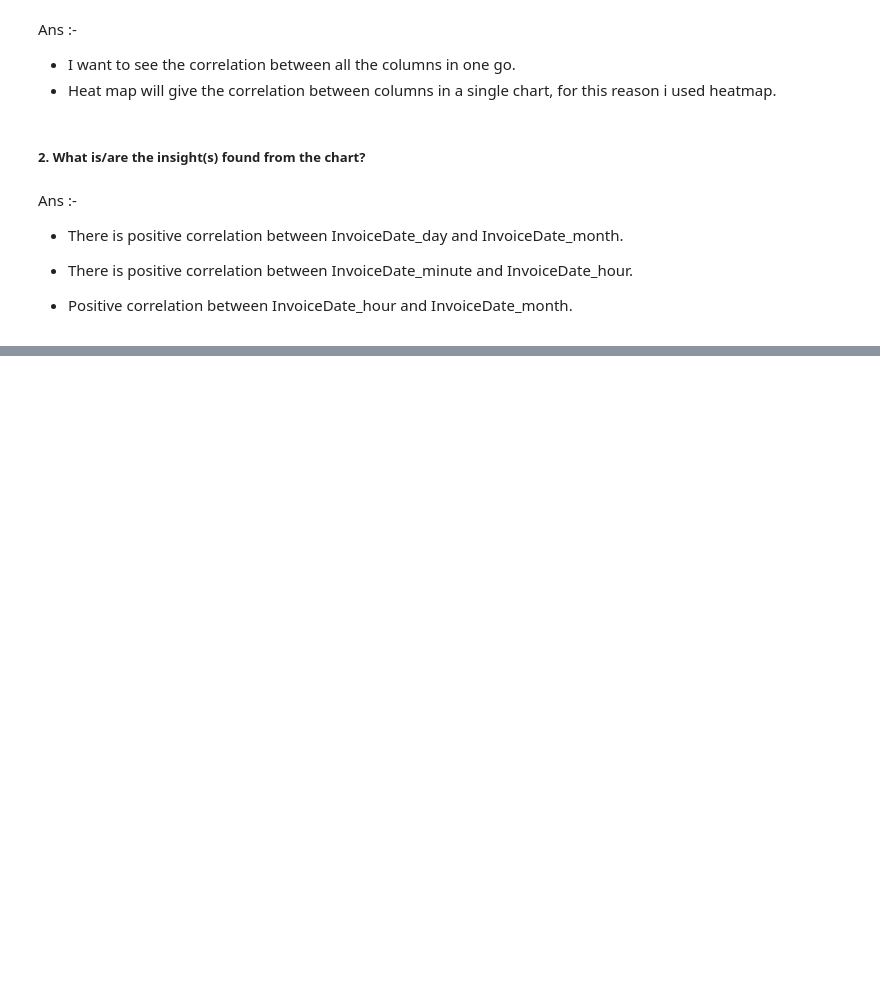
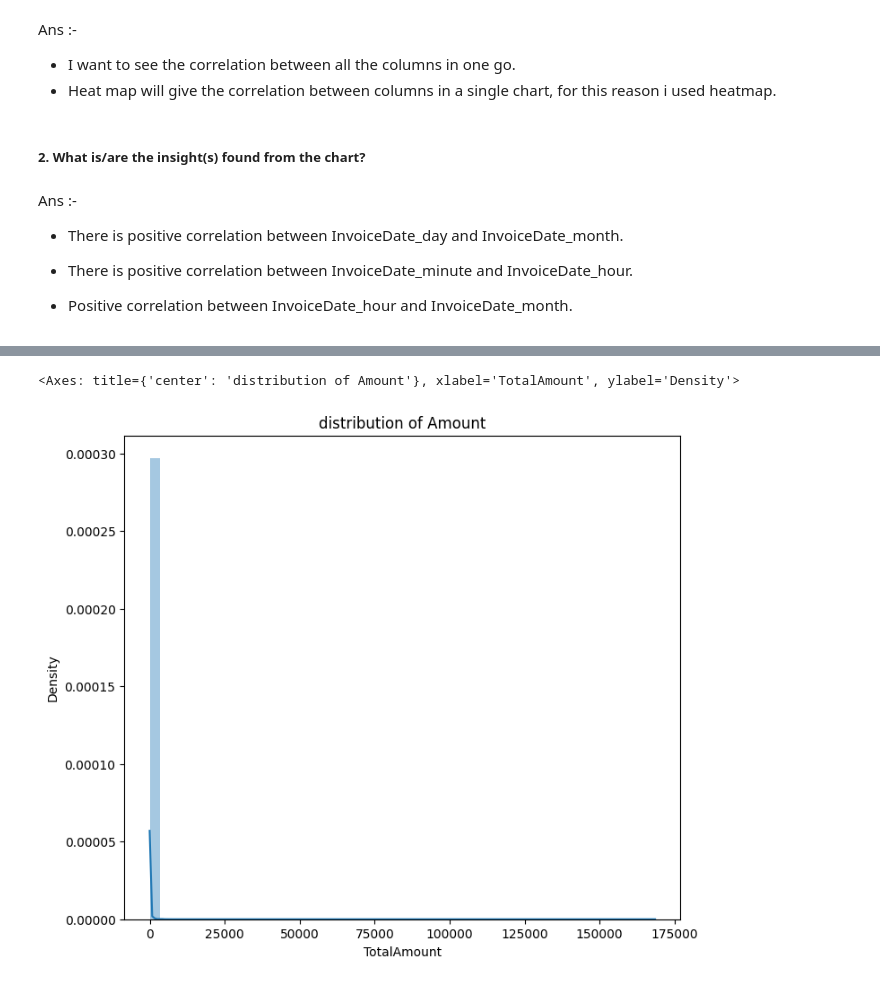
Before and after one commit to ImtiyazAnsari1223/Online_Retail_Customer_Segmentation_Unsupervised, a Jupyter notebook: Retail_Customer_Segmentation_Unsupervised.ipynb, the cells around one changed output, grey strips where cells are left out. Cells and saved outputs as stored; diff of their text form; code cells hidden in the pictures; blank space fills up the shorter version.

```diff
--- a/Retail_Customer_Segmentation_Unsupervised.ipynb
+++ b/Retail_Customer_Segmentation_Unsupervised.ipynb
@@ -716,0 +932,8 @@ Ans :-
+# %%
+# Manipulate Features to minimize feature correlation and create new features
+
+# Create a new features Day from Invoicedate
+
+df['Day']=df['InvoiceDate'].dt.day_name()
+# %%
+df['TotalAmount']=df['Quantity']*df['UnitPrice']
@@ -716,0 +949,8 @@ Ans :-
+# %%
+# Lets check distribution of TotalAmount column which i have created:
+plt.figure(figsize=(8,7))
+plt.title('distribution of Amount')
+sns.distplot(df['TotalAmount'])
+# %% [output]
+<Axes: title={'center': 'distribution of Amount'}, xlabel='TotalAmount', ylabel='Density'>
+[figure, added]
```
Also changed, not shown: parts of 60 cells of this notebook.
